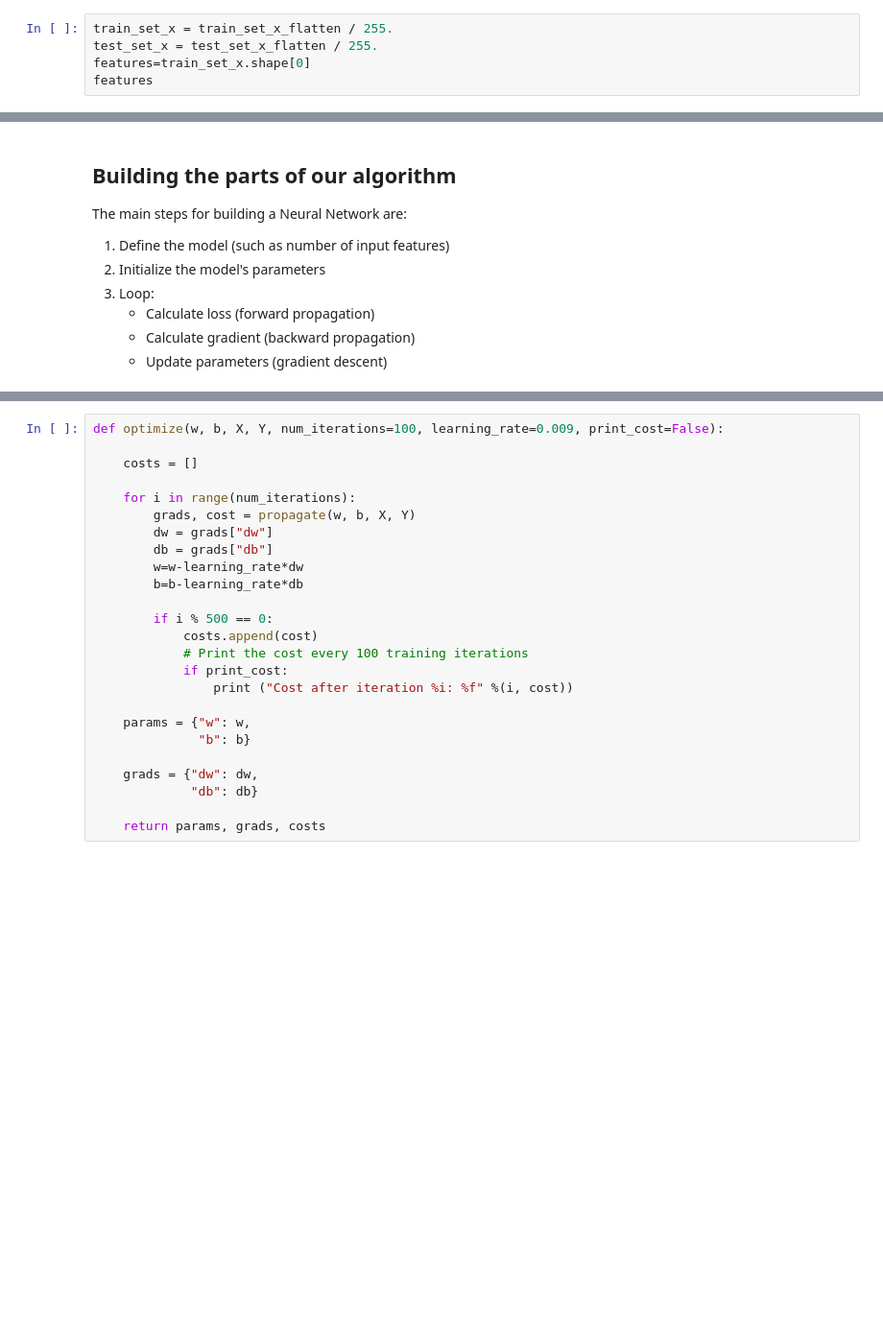
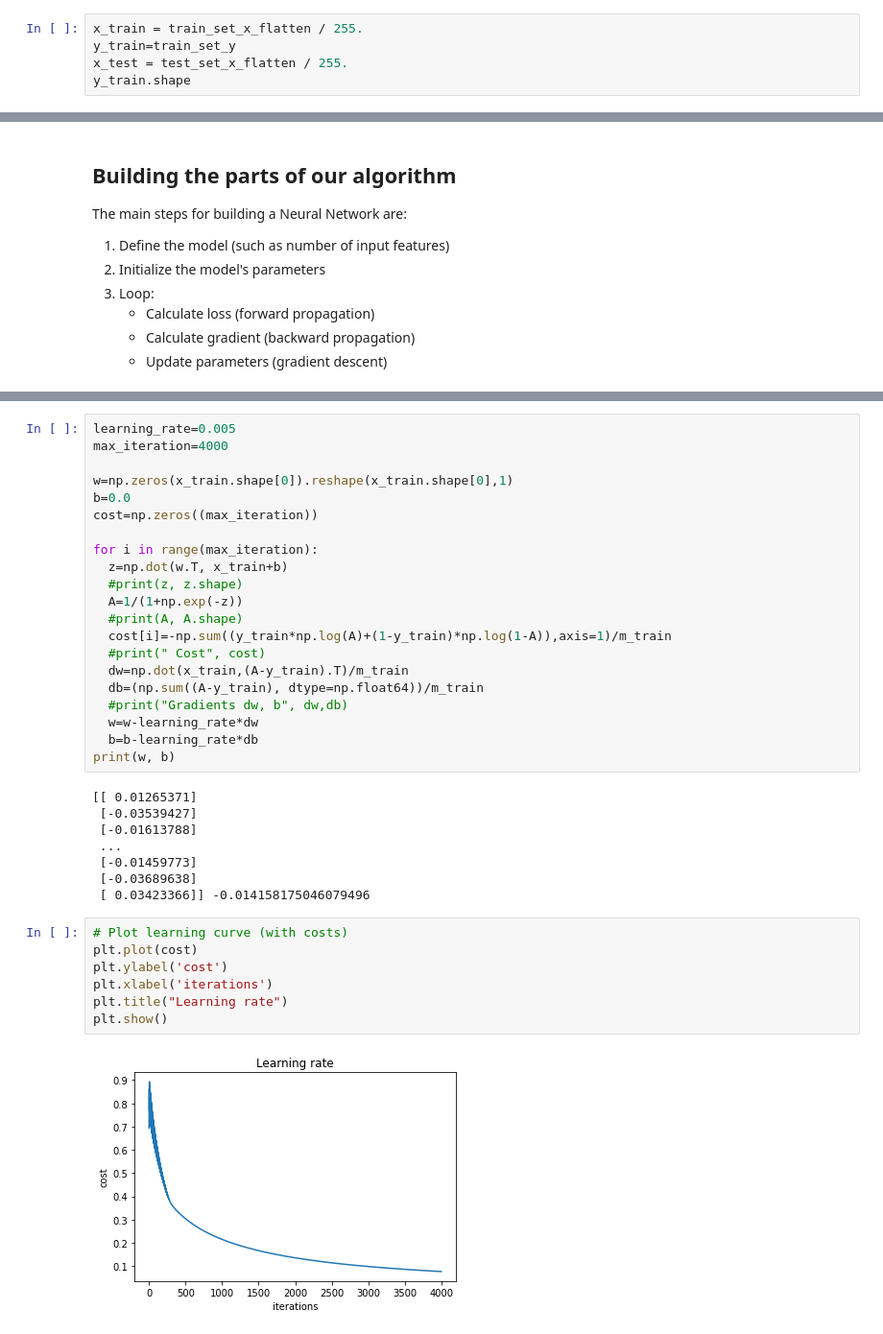
Before and after one commit to Parth0330/AI-ipynb, a Jupyter notebook: 13LRModelCatNoCat.ipynb, the cells around one changed output, grey strips where cells are left out. Shown at 96% size. Drawn from its saved outputs; the diff is of its cells as text; blank space fills up the shorter version.

```diff
--- a/13LRModelCatNoCat.ipynb
+++ b/13LRModelCatNoCat.ipynb
@@ -112,8 +113,8 @@ train_set_x_flatten.shape
 # %% [markdown]
 Optimizing the parameters is best suited on the data of the same range. Let's normalize our dataset with the maximum possible pixel value i.e. 255.
 # %%
-train_set_x = train_set_x_flatten / 255.
-test_set_x = test_set_x_flatten / 255.
-features=train_set_x.shape[0]
-features
+x_train = train_set_x_flatten / 255.
+y_train=train_set_y
+x_test = test_set_x_flatten / 255.
+y_train.shape
 # %% [output]
@@ -168,26 +132,39 @@ def propagate(w, b, X, Y):
-# %%
-def optimize(w, b, X, Y, num_iterations=100, learning_rate=0.009, print_cost=False):
-
-    costs = []
-
-    for i in range(num_iterations):
-        grads, cost = propagate(w, b, X, Y)
-        dw = grads["dw"]
-        db = grads["db"]
-        w=w-learning_rate*dw
-        b=b-learning_rate*db
-
-        if i % 500 == 0:
-            costs.append(cost)
-            # Print the cost every 100 training iterations
-            if print_cost:
-                print ("Cost after iteration %i: %f" %(i, cost))
-
-    params = {"w": w,
-              "b": b}
-
-    grads = {"dw": dw,
-             "db": db}
-
-    return params, grads, costs
+# %%
+learning_rate=0.005
+max_iteration=4000
+
+w=np.zeros(x_train.shape[0]).reshape(x_train.shape[0],1)
+b=0.0
+cost=np.zeros((max_iteration))
+
+for i in range(max_iteration):
+  z=np.dot(w.T, x_train+b)
+  #print(z, z.shape)
+  A=1/(1+np.exp(-z))
+  #print(A, A.shape)
+  cost[i]=-np.sum((y_train*np.log(A)+(1-y_train)*np.log(1-A)),axis=1)/m_train
+  #print(" Cost", cost)
+  dw=np.dot(x_train,(A-y_train).T)/m_train
+  db=(np.sum((A-y_train), dtype=np.float64))/m_train
+  #print("Gradients dw, b", dw,db)
+  w=w-learning_rate*dw
+  b=b-learning_rate*db
+print(w, b)
+# %% [output]
+[[ 0.01265371]
+ [-0.03539427]
+ [-0.01613788]
+ ...
+ [-0.01459773]
+ [-0.03689638]
+ [ 0.03423366]] -0.014158175046079496
+# %%
+# Plot learning curve (with costs)
+plt.plot(cost)
+plt.ylabel('cost')
+plt.xlabel('iterations')
+plt.title("Learning rate")
+plt.show()
+# %% [output]
+[figure, added]
 # %%
```
Also changed, not shown: parts of 18 cells of this notebook.
